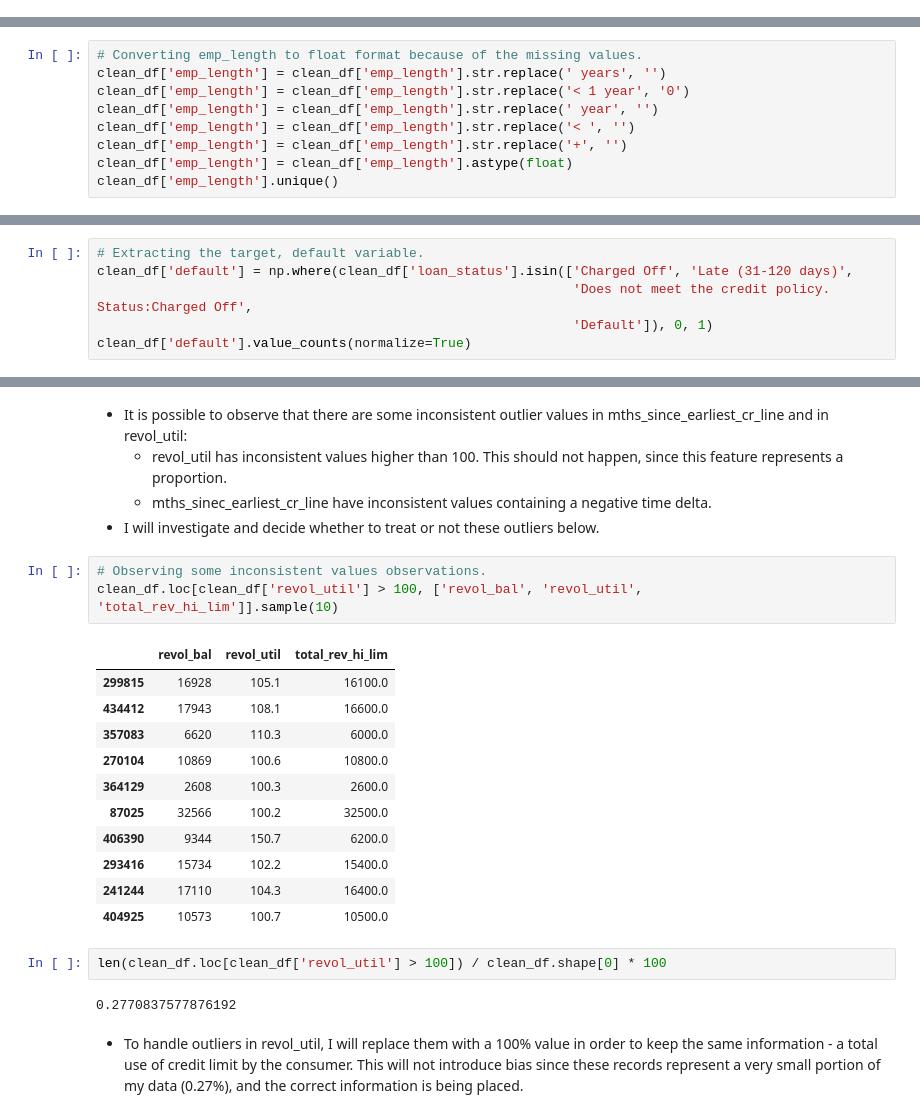
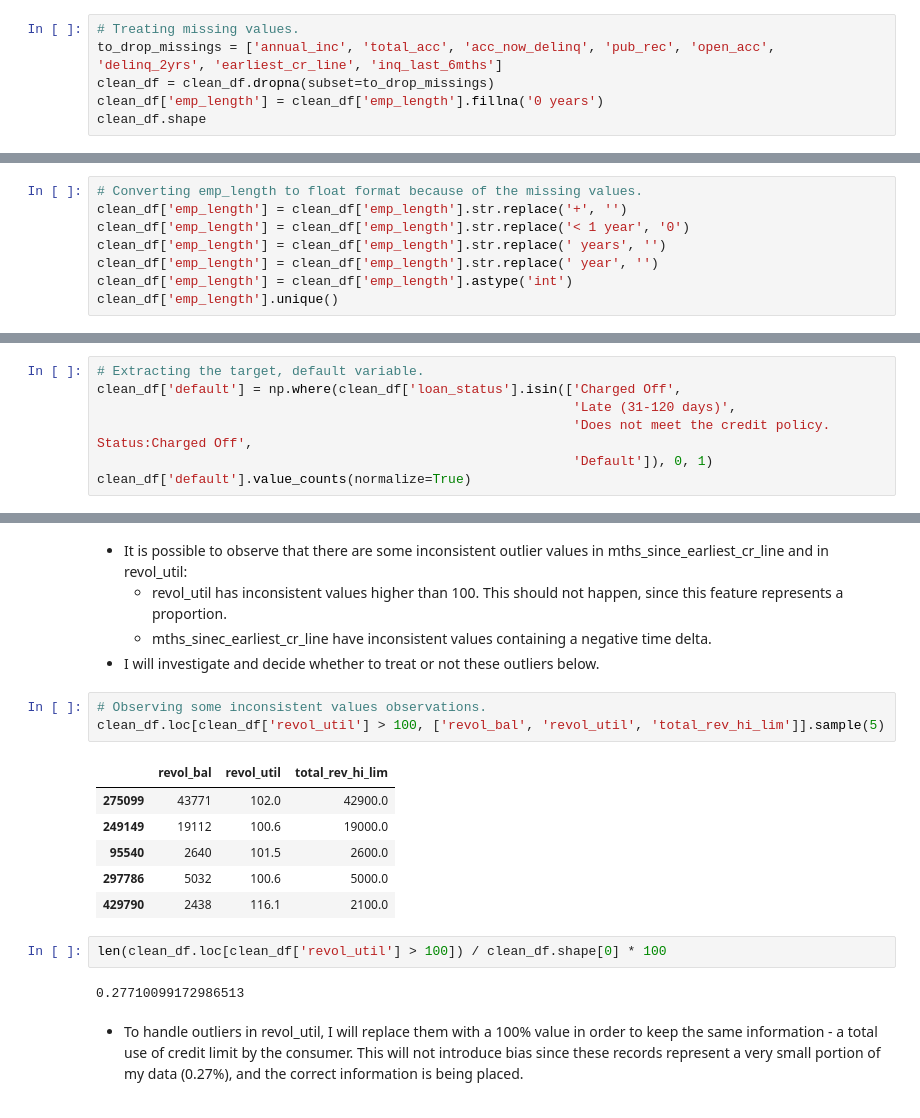
Before and after one commit to allmeidaapedro/Lending-Club-Credit-Scoring, a Jupyter notebook: notebooks/1_data_cleaning_understanding.ipynb, the cells around one changed output, grey strips where cells are left out. Saved outputs shown, nothing was run; the diff lists cells and outputs as text.

Commit message:
Finish first data cleaning

```diff
--- a/notebooks/1_data_cleaning_understanding.ipynb
+++ b/notebooks/1_data_cleaning_understanding.ipynb
@@ -466,3 +461,9 @@ clean_df = clean_df.drop(columns=to_drop)
 clean_df.columns
 # %% [output]
 Index(['loan_amnt', 'funded_amnt', 'funded_amnt_inv', 'term', 'int_rate', 'installment', 'grade', 'sub_grade', 'emp_length', 'home_ownership', 'annual_inc', 'verification_status', 'issue_d', 'loan_sta ...
+# %%
+# Treating missing values.
+to_drop_missings = ['annual_inc', 'total_acc', 'acc_now_delinq', 'pub_rec', 'open_acc', 'delinq_2yrs', 'earliest_cr_line', 'inq_last_6mths']
+clean_df = clean_df.dropna(subset=to_drop_missings)
+clean_df['emp_length'] = clean_df['emp_length'].fillna('0 years')
+clean_df.shape
@@ -486,11 +489,10 @@ array(['10+ years', '< 1 year', '1 year', '3 years', '8 years', '9 years',
       dtype=object)
 # %%
 # Converting emp_length to float format because of the missing values.
+clean_df['emp_length'] = clean_df['emp_length'].str.replace('+', '')
+clean_df['emp_length'] = clean_df['emp_length'].str.replace('< 1 year', '0')
 clean_df['emp_length'] = clean_df['emp_length'].str.replace(' years', '')
-clean_df['emp_length'] = clean_df['emp_length'].str.replace('< 1 year', '0')
 clean_df['emp_length'] = clean_df['emp_length'].str.replace(' year', '')
-clean_df['emp_length'] = clean_df['emp_length'].str.replace('< ', '')
-clean_df['emp_length'] = clean_df['emp_length'].str.replace('+', '')
-clean_df['emp_length'] = clean_df['emp_length'].astype(float)
+clean_df['emp_length'] = clean_df['emp_length'].astype('int')
 clean_df['emp_length'].unique()
 # %% [output]
@@ -580,7 +582,8 @@ Does not meet the credit policy. Status:Charged Off    0.001632
 Name: proportion, dtype: float64
 # %%
 # Extracting the target, default variable.
-clean_df['default'] = np.where(clean_df['loan_status'].isin(['Charged Off', 'Late (31-120 days)',
+clean_df['default'] = np.where(clean_df['loan_status'].isin(['Charged Off',
+                                                             'Late (31-120 days)',
                                                              'Does not meet the credit policy. Status:Charged Off',
                                                              'Default']), 0, 1)
 clean_df['default'].value_counts(normalize=True)
@@ -619,23 +622,18 @@ clean_df.describe().T
 - I will investigate and decide whether to treat or not these outliers below.
 # %%
 # Observing some inconsistent values observations.
-clean_df.loc[clean_df['revol_util'] > 100, ['revol_bal', 'revol_util', 'total_rev_hi_lim']].sample(10)
+clean_df.loc[clean_df['revol_util'] > 100, ['revol_bal', 'revol_util', 'total_rev_hi_lim']].sample(5)
 # %% [output]
 |  | revol_bal | revol_util | total_rev_hi_lim |
-| 299815 | 16928 | 105.1 | 16100.0 |
-| 434412 | 17943 | 108.1 | 16600.0 |
-| 357083 | 6620 | 110.3 | 6000.0 |
-| 270104 | 10869 | 100.6 | 10800.0 |
-| 364129 | 2608 | 100.3 | 2600.0 |
-| 87025 | 32566 | 100.2 | 32500.0 |
-| 406390 | 9344 | 150.7 | 6200.0 |
-| 293416 | 15734 | 102.2 | 15400.0 |
-| 241244 | 17110 | 104.3 | 16400.0 |
-| 404925 | 10573 | 100.7 | 10500.0 |
+| 275099 | 43771 | 102.0 | 42900.0 |
+| 249149 | 19112 | 100.6 | 19000.0 |
+| 95540 | 2640 | 101.5 | 2600.0 |
+| 297786 | 5032 | 100.6 | 5000.0 |
+| 429790 | 2438 | 116.1 | 2100.0 |
 # %%
 len(clean_df.loc[clean_df['revol_util'] > 100]) / clean_df.shape[0] * 100
 # %% [output]
-0.2770837577876192
+0.27710099172986513
 # %% [markdown]
 - To handle outliers in revol_util, I will replace them with a 100% value in order to keep the same information - a total use of credit limit by the consumer. This will not introduce bias since these records represent a very small portion of my data (0.27%), and the correct information is being placed.
 # %%
```
Also changed, not shown: parts of 32 cells of this notebook, 1 other file.
